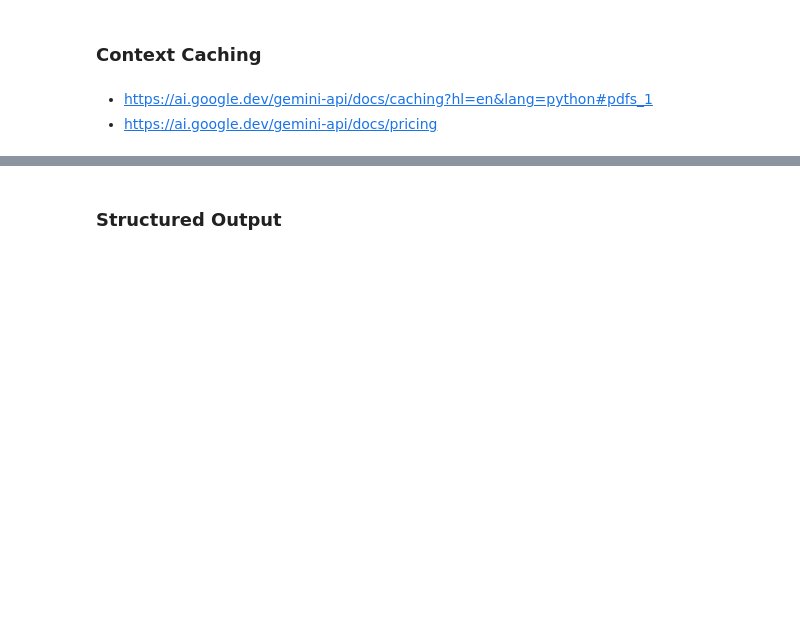
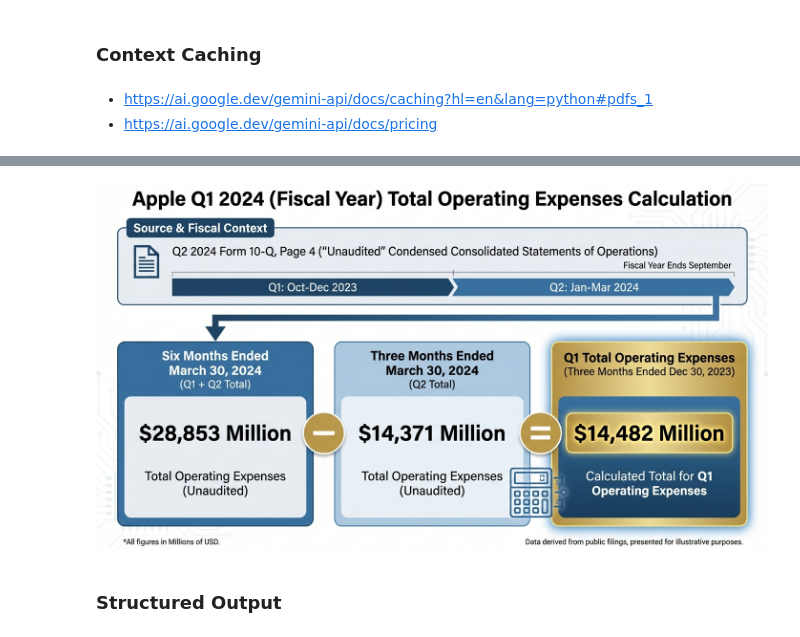
Before and after one commit to laxmimerit/Multi-Agent-Deep-RAG, a Jupyter notebook: 03 Gemini3 with Langchain Bootcamp.ipynb, the cells around one changed output, grey strips where cells are left out. Drawn from its saved outputs; the diff is of its cells as text; code cells hidden in the pictures; blank space fills up the shorter version.

Commit message:
gemini 3 has created infographic

```diff
--- a/03 Gemini3 with Langchain Bootcamp.ipynb
+++ b/03 Gemini3 with Langchain Bootcamp.ipynb
@@ -269,7 +269,7 @@ cache = client.caches.create(
         display_name="Apple Q1 Q2 2024 Reports",
         system_instruction="You are a financial analyst. Use these Apple quarterly reports to answer questions.",
         contents=contents,
-        ttl="300s",
+        ttl="1800s",
     ),
 )
 # %%
@@ -321,0 +378,15 @@ response.usage_metadata
+# %%
+image_model = ChatGoogleGenerativeAI(
+    model="gemini-3-pro-image-preview",
+    model_kwargs={
+        "image_config": {
+            "aspect_ratio": aspect_ratio,
+            "image_size": resolution,
+        }
+    }
+)
+
+image_response = image_model.invoke(
+    f"Create a professional infographic with this data:\n\n{response.text}",
+    response_modalities=[Modality.TEXT, Modality.IMAGE],
+)
@@ -321,0 +402,20 @@ response.usage_metadata
+# %%
+def get_image_base64(response):
+    # Go through each block in the response
+    for block in response.content:
+        # Check if this block is a dictionary
+        if isinstance(block, dict):
+            # Check if it has image data
+            if "image_url" in block:
+                # Extract the URL
+                image_url_data = block["image_url"]
+                full_url = image_url_data["url"]
+                # The URL looks like: "embedded-picture"
+                # We only want the part after the comma
+                base64_string = full_url.split(",")[1]
+                return base64_string
+# %%
+image_base64 = get_image_base64(image_response)
+display(Image(data=base64.b64decode(image_base64), width=800))
+# %% [output]
+[figure, added]
```
Also changed, not shown: parts of 10 cells of this notebook, 1 other file.
